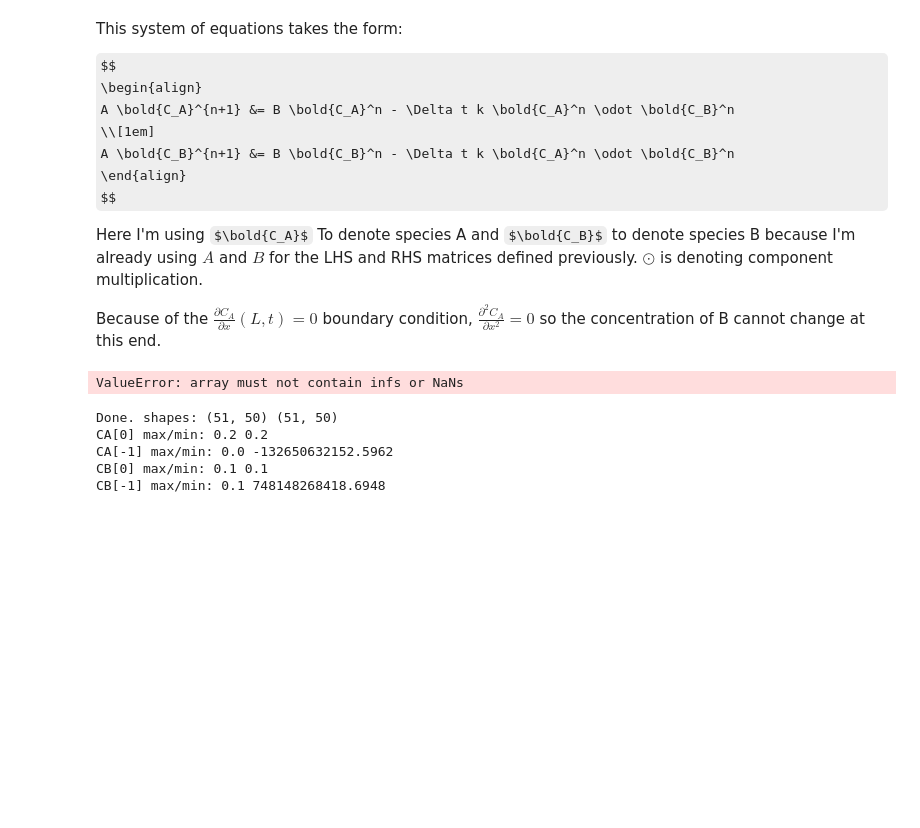
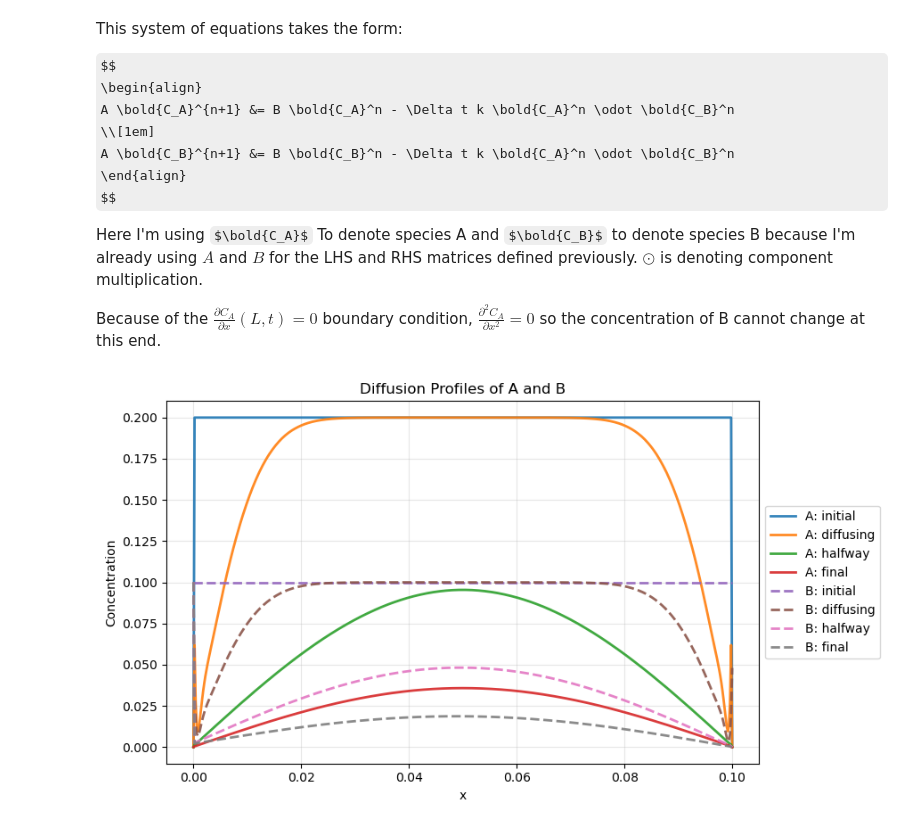
Before and after one commit to william-dove/Diffusion-Modeling, a Jupyter notebook: Diffusion.ipynb, the cells around one changed output. Cells and saved outputs as stored; diff of their text form; code cells hidden in the pictures; some formulas as TeX source; blank space fills up the shorter version.

```diff
--- a/Diffusion.ipynb
+++ b/Diffusion.ipynb
@@ -323,10 +334,10 @@ def CN3(CA0: callable, CB0: callable, CB_surf, DA, DB, L, k, tf, nspace=500, nti
     A_bands_B[0,1:] = -rB
     A_bands_B[1,:] = 1+2*rB
     A_bands_B[2,:-1] = -rB
-    # Neumann boundary
+    """ # Neumann boundary
     A_bands_B[0,-1] = 0      # upper diag
     A_bands_B[1,-1] = 1      # main diag
-    A_bands_B[2,-2] = -1     # lower diag
+    A_bands_B[2,-2] = -1     # lower diag """
 
 
 
@@ -338,16 +349,15 @@ def CN3(CA0: callable, CB0: callable, CB_surf, DA, DB, L, k, tf, nspace=500, nti
 
     CA[0,:] = CA0(np.linspace(0, L, nspace))
     CB[0,:] = CB0(np.linspace(0, L, nspace))
+    # Boundaries
+    CA[0,0]=0
+    CA[0,-1]=0
+    CB[0,0]=CB_surf
 
     for n in range(ntime):
         # Initialize RHS
         RHS_A = B_A@CA[n] - dt*k*CA[n]*CB[n]
         RHS_B = B_B@CB[n] - dt*k*CA[n]*CB[n]
-        # Enforce Dirichlet/Neumann boundary
-        RHS_A[0]=0
-        RHS_A[-1]=0
-        RHS_B[0]=CB_surf
-        RHS_B[-1]=0
         # Solve
         CA[n+1,:]=la.solve_banded((1,1), A_bands_A, RHS_A)
         CB[n+1,:]=la.solve_banded((1,1), A_bands_B, RHS_B) # (1,1) denotes A has 1 diagonal row above main diag, 1 below.
@@ -360,55 +370,42 @@ def CN3(CA0: callable, CB0: callable, CB_surf, DA, DB, L, k, tf, nspace=500, nti
 # %%
 CA0 = lambda x: 0.2
 CB0 = lambda x: 0.1
 CB_surf = 0.1
 DA = 0.2
 DB = 0.2
 L = 0.1
-k = 0        # reaction off
-tf = 1.0
+k = 1
+tf = 0.01
 
 CA, CB = CN3(CA0, CB0, CB_surf, DA, DB, L, k, tf)
 
 x = np.linspace(0, L, CA.shape[1])
 
-plt.plot(x, CA[0], marker='s', label='A: initial')
-plt.plot(x, CA[10], marker='s', label = 'A: diffusing')
-plt.plot(x, CA[250], marker='s', label = 'A: halfway')
-plt.plot(x, CA[-1], marker='s', label='A: done')
 
-plt.plot(x, CB[0], marker='^', label='A: initial')
-plt.plot(x, CB[10], marker='^', label = 'A: diffusing')
-plt.plot(x, CB[250], marker='^', label = 'A: halfway')
-plt.plot(x, CB[-1], marker='^', label='A: done')
+# plotting code source: ChatGPT
+plt.figure(figsize=(9,5))
+
+line_kwargs_A = dict(linewidth=2, alpha=0.9)
+line_kwargs_B = dict(linewidth=2, alpha=0.9, linestyle='--')
+
+plt.plot(x, CA[0],  label='A: initial',   **line_kwargs_A)
+plt.plot(x, CA[10], label='A: diffusing', **line_kwargs_A)
+plt.plot(x, CA[250],label='A: halfway',   **line_kwargs_A)
+plt.plot(x, CA[-1], label='A: final',     **line_kwargs_A)
+
+plt.plot(x, CB[0],  label='B: initial',   **line_kwargs_B)
+plt.plot(x, CB[10], label='B: diffusing', **line_kwargs_B)
+plt.plot(x, CB[250],label='B: halfway',   **line_kwargs_B)
+plt.plot(x, CB[-1], label='B: final',     **line_kwargs_B)
 
 plt.xlabel('x')
 plt.ylabel('Concentration')
-plt.legend()
+plt.title('Diffusion Profiles of A and B')
+plt.grid(alpha=0.3)
+
+plt.legend(loc='center left', bbox_to_anchor=(1, 0.5))
+
+plt.tight_layout()
 plt.show()
 # %% [output]
-ValueError: array must not contain infs or NaNs
+[figure, added]
-# %%
-# Use small grid for quick test
-CA0 = lambda x: 0.2
-CB0 = lambda x: 0.1
-CB_surf = 0.1
-DA = 0.2
-DB = 0.2
-L = 0.1
-k = 0.0        # reaction off
-tf = 1.0
-
-# call with small grid
-CA, CB = CN3(CA0, CB0, CB_surf, DA, DB, L, k, tf, nspace=50, ntime=50)
-
-print("Done. shapes:", CA.shape, CB.shape)
-print("CA[0] max/min:", CA[0].max(), CA[0].min())
-print("CA[-1] max/min:", CA[-1].max(), CA[-1].min())
-print("CB[0] max/min:", CB[0].max(), CB[0].min())
-print("CB[-1] max/min:", CB[-1].min(), CB[-1].max())
-# %% [output]
-Done. shapes: (51, 50) (51, 50)
-CA[0] max/min: 0.2 0.2
-CA[-1] max/min: 0.0 -132650632152.5962
-CB[0] max/min: 0.1 0.1
-CB[-1] max/min: 0.1 748148268418.6948
```
Also changed, not shown: parts of 5 cells of this notebook.
